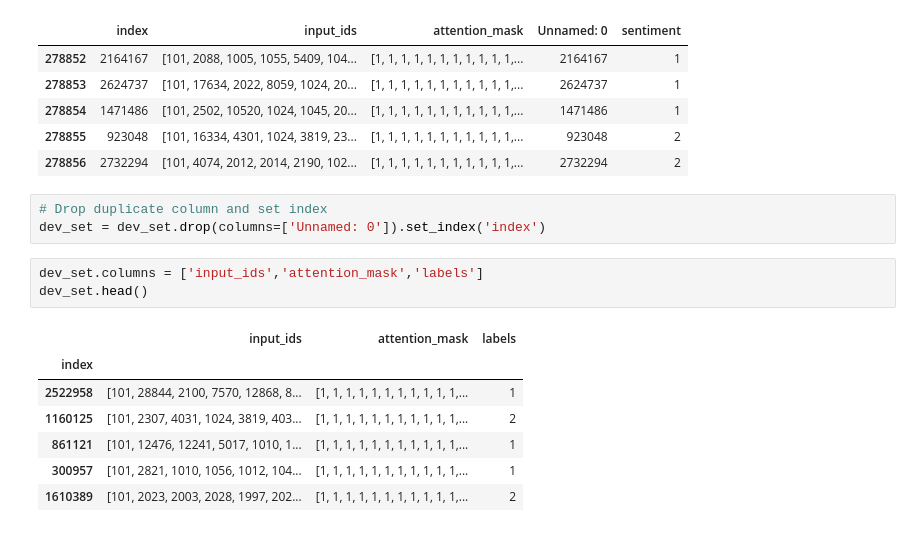
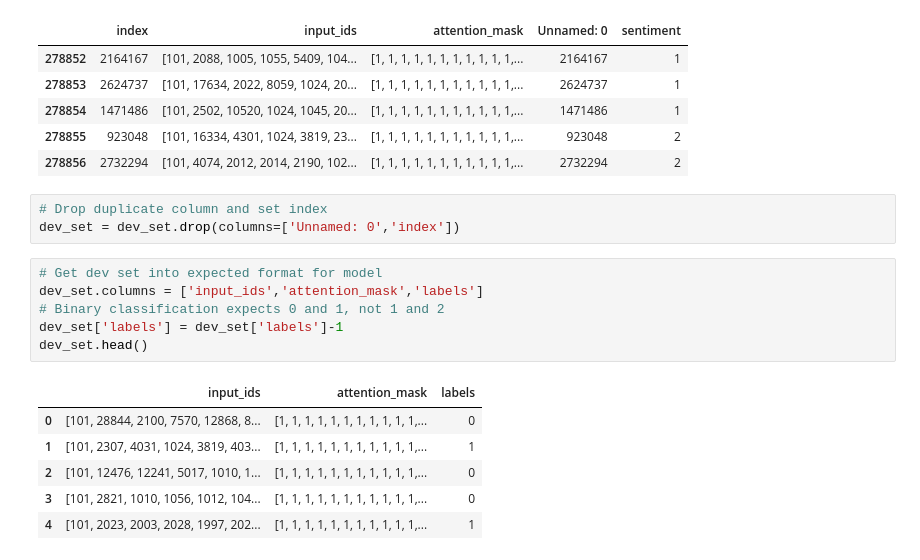
Before and after one commit to MsEM11/BERT_Sentiment, a Jupyter notebook: Notebooks/4_Model_Creation.ipynb, the cells around one changed output. Cells and saved outputs as stored; diff of their text form.

```diff
--- a/Notebooks/4_Model_Creation.ipynb
+++ b/Notebooks/4_Model_Creation.ipynb
@@ -101,18 +80,20 @@ dev_set.tail()
 | 278856 | 2732294 | [101, 4074, 2012, 2014, 2190, 102... | [1, 1, 1, 1, 1, 1, 1, 1, 1, 1, 1,... | 2732294 | 2 |
 # %%
 # Drop duplicate column and set index
-dev_set = dev_set.drop(columns=['Unnamed: 0']).set_index('index')
+dev_set = dev_set.drop(columns=['Unnamed: 0','index'])
-# %%
-dev_set.columns = ['input_ids','attention_mask','labels']
-dev_set.head()
-# %% [output]
-|  | input_ids | attention_mask | labels |
-| index |  |  |  |
-| 2522958 | [101, 28844, 2100, 7570, 12868, 8... | [1, 1, 1, 1, 1, 1, 1, 1, 1, 1, 1,... | 1 |
-| 1160125 | [101, 2307, 4031, 1024, 3819, 403... | [1, 1, 1, 1, 1, 1, 1, 1, 1, 1, 1,... | 2 |
-| 861121 | [101, 12476, 12241, 5017, 1010, 1... | [1, 1, 1, 1, 1, 1, 1, 1, 1, 1, 1,... | 1 |
-| 300957 | [101, 2821, 1010, 1056, 1012, 104... | [1, 1, 1, 1, 1, 1, 1, 1, 1, 1, 1,... | 1 |
-| 1610389 | [101, 2023, 2003, 2028, 1997, 202... | [1, 1, 1, 1, 1, 1, 1, 1, 1, 1, 1,... | 2 |
+# %%
+# Get dev set into expected format for model
+dev_set.columns = ['input_ids','attention_mask','labels']
+# Binary classification expects 0 and 1, not 1 and 2
+dev_set['labels'] = dev_set['labels']-1
+dev_set.head()
+# %% [output]
+|  | input_ids | attention_mask | labels |
+| 0 | [101, 28844, 2100, 7570, 12868, 8... | [1, 1, 1, 1, 1, 1, 1, 1, 1, 1, 1,... | 0 |
+| 1 | [101, 2307, 4031, 1024, 3819, 403... | [1, 1, 1, 1, 1, 1, 1, 1, 1, 1, 1,... | 1 |
+| 2 | [101, 12476, 12241, 5017, 1010, 1... | [1, 1, 1, 1, 1, 1, 1, 1, 1, 1, 1,... | 0 |
+| 3 | [101, 2821, 1010, 1056, 1012, 104... | [1, 1, 1, 1, 1, 1, 1, 1, 1, 1, 1,... | 0 |
+| 4 | [101, 2023, 2003, 2028, 1997, 202... | [1, 1, 1, 1, 1, 1, 1, 1, 1, 1, 1,... | 1 |
 # %%
 eval_set = dev_set.iloc[:len(dev_set)//10].reset_index(drop=True)
 train_set = dev_set.iloc[len(dev_set)//10:].reset_index(drop=True)
```
Also changed, not shown: parts of 15 cells of this notebook.
